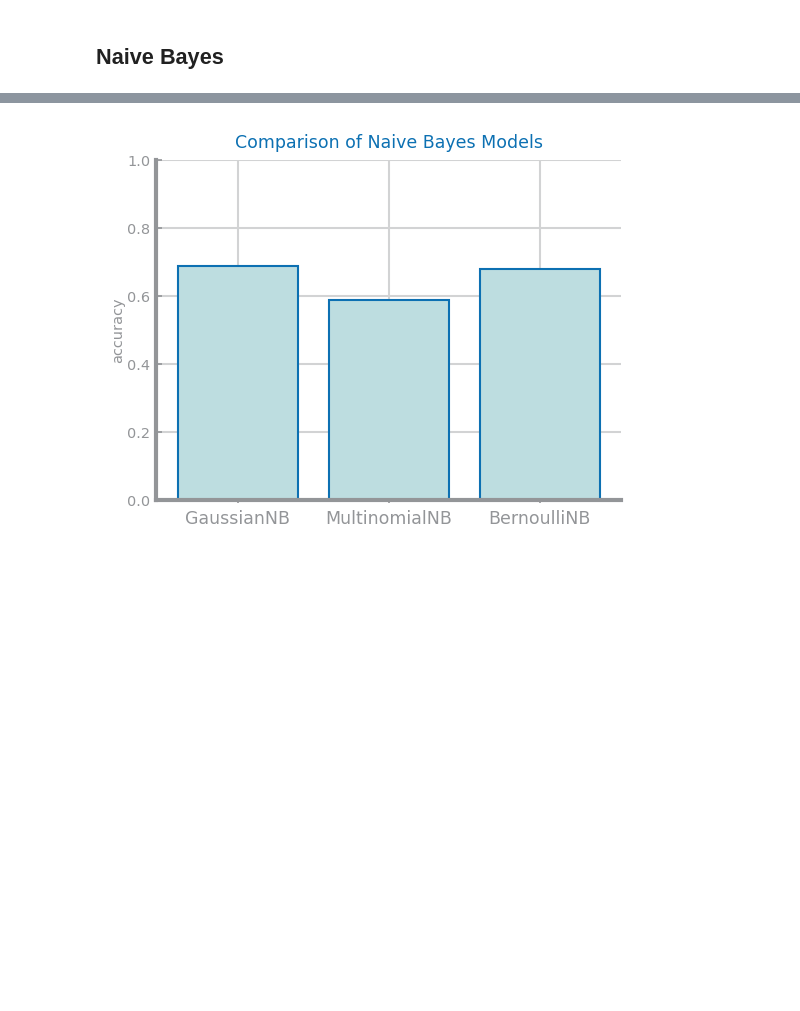
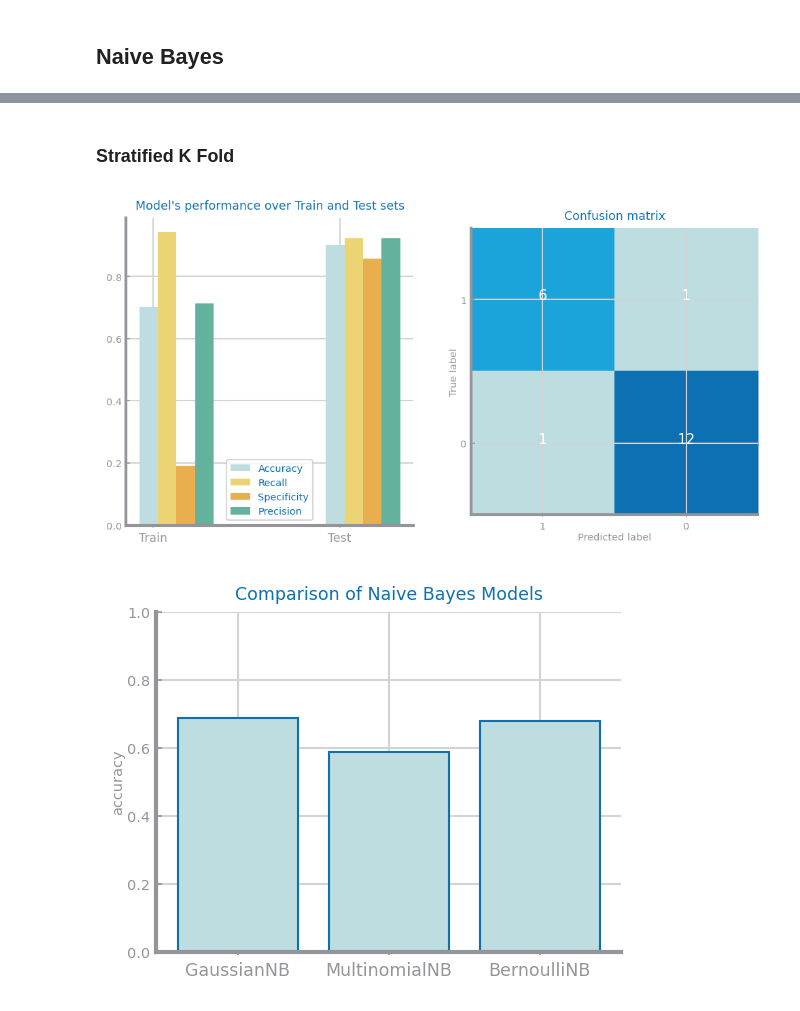
Before and after one commit to joaocmd/CD-Project, a Jupyter notebook: proj-1_lab3.ipynb, the cells around one changed output, grey strips where cells are left out. Drawn from its saved outputs; the diff is of its cells as text; code cells hidden in the pictures; blank space fills up the shorter version.

Commit message:
add different model selection to heart failure dataset

```diff
--- a/proj-1_lab3.ipynb
+++ b/proj-1_lab3.ipynb
@@ -68,3 +92,39 @@ ds.plot_evaluation_results(pd.unique(y), trnY, prd_trn, tstY, prd_tst)
+# %% [markdown]
+### Stratified K Fold
+# %%
+from sklearn.model_selection import StratifiedKFold
+
+hf_data_raw_2 = hf_data_raw.drop(columns=['time'])
+y: np.ndarray = hf_data_raw_2.pop('DEATH_EVENT').values
+X: np.ndarray = hf_data_raw_2.values
+labels = pd.unique(y)
+
+skf = StratifiedKFold(n_splits=15)
+
+opts=()
+accuracy = 0
+for train_index, test_index in skf.split(X, y):
+    X_train, X_test = X[train_index], X[test_index]
+    y_train, y_test = y[train_index], y[test_index]
+
+    prd_trn = clf.predict(X_train)
+    prd_tst = clf.predict(X_test)
+
+    curr_accuracy = 0
+    for i in range(len(prd_tst)):
+        if y[test_index[i]] == prd_tst[i]:
+            curr_accuracy += 1
+
+    curr_accuracy = curr_accuracy / len(y_test)
+
+    if curr_accuracy > accuracy:
+        opts = (y_train, prd_trn, y_test, prd_tst)
+        accuracy = curr_accuracy
+
+trnY, prd_trn, tstY, prd_tst = opts
+ds.plot_evaluation_results(pd.unique(y), trnY, prd_trn, tstY, prd_tst)
+# %% [output]
+[figure, added]
 # %%
 estimators = {'GaussianNB': GaussianNB(),
               'MultinomialNB': MultinomialNB(),
```
Also changed, not shown: parts of 5 cells of this notebook.
